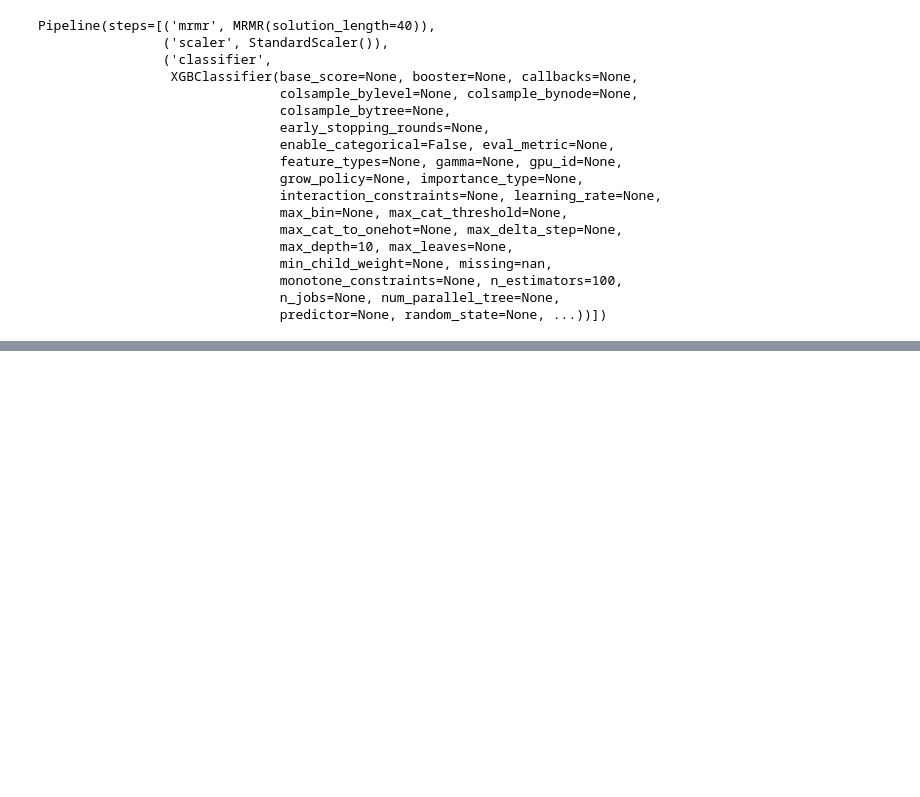
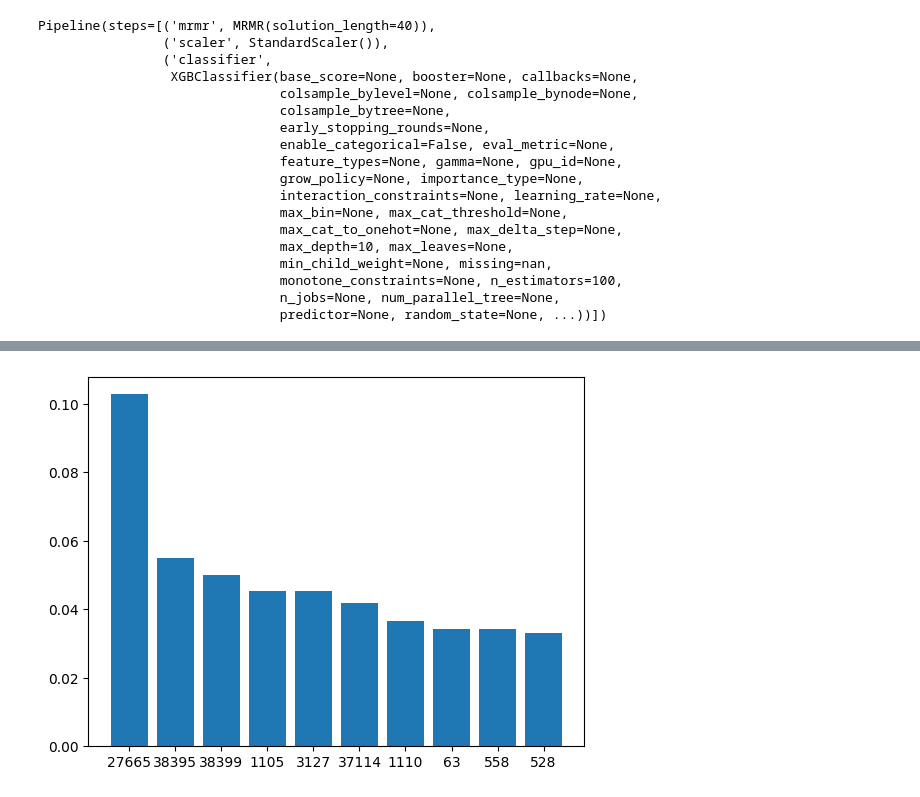
Before and after one commit to lucijamilicic/metabolomics_research, a Jupyter notebook: Statistics.ipynb, the cells around one changed output, grey strips where cells are left out. Cells and saved outputs as stored; diff of their text form; code cells hidden in the pictures; blank space fills up the shorter version.

```diff
--- a/Statistics.ipynb
+++ b/Statistics.ipynb
@@ -161,7 +198,8 @@ params_mrmr = {
 
 model_mrmr = Pipeline([('mrmr', MRMR()), ('scaler', StandardScaler()), ('classifier', XGBClassifier())])
 
-scores_mrmr, best_params_mrmr = get_best_params(model_mrmr, params_mrmr, X, y)
+# uncomment for executing grid search for best parameters:
+# scores_mrmr, best_params_mrmr = get_best_params(model_mrmr, params_mrmr, X, y)
 
 # best_params_mrmr = {
 #     'classifier__max_depth': 10,
@@ -169,11 +207,11 @@ scores_mrmr, best_params_mrmr = get_best_params(model_mrmr, params_mrmr, X, y)
 #     'mrmr__solution_length': 120
 # }
 
-# best_params_mrmr = {
-#     'classifier__max_depth': 10,
-#     'classifier__n_estimators': 100,
-#     'mrmr__solution_length': 40
-# }
+best_params_mrmr = {
+    'classifier__max_depth': 10,
+    'classifier__n_estimators': 100,
+    'mrmr__solution_length': 40
+}
 
 model_mrmr.set_params(**best_params_mrmr)
 model_mrmr.fit(X, y)
@@ -230,10 +237,12 @@ best_params_kbest
-# %%
-model = model_kbest
 # %%
-importances = sorted(zip(X.columns, model.steps[2][1].feature_importances_), key= lambda x: x[1], reverse=True)
-values = [x[1] for x in importances[:10]]
-labels = [x[0] for x in importances[:10]]
+def top_k_importances(model, k):
+    importances = sorted(zip(X.columns, model.steps[2][1].feature_importances_), key= lambda x: x[1], reverse=True)
+    values = [x[1] for x in importances[:k]]
+    labels = [x[0] for x in importances[:k]]
 
-plt.bar(range(10), values)
-plt.xticks(range(10), labels=labels)
-plt.show()
+    plt.bar(range(k), values)
+    plt.xticks(range(k), labels=labels)
+    plt.show()
+
+    comp_df = pd.read_csv('./metabolomics/compAnno.csv')
+    return comp_df[comp_df.COMP_ID.isin(labels)]
@@ -283,0 +264,4 @@ array(['Glutamate Metabolism', 'Polyamine Metabolism',
+# %%
+top_k_importances(model_mrmr, 10)
+# %% [output]
+[figure, added]
```
Also changed, not shown: parts of 67 cells of this notebook.
